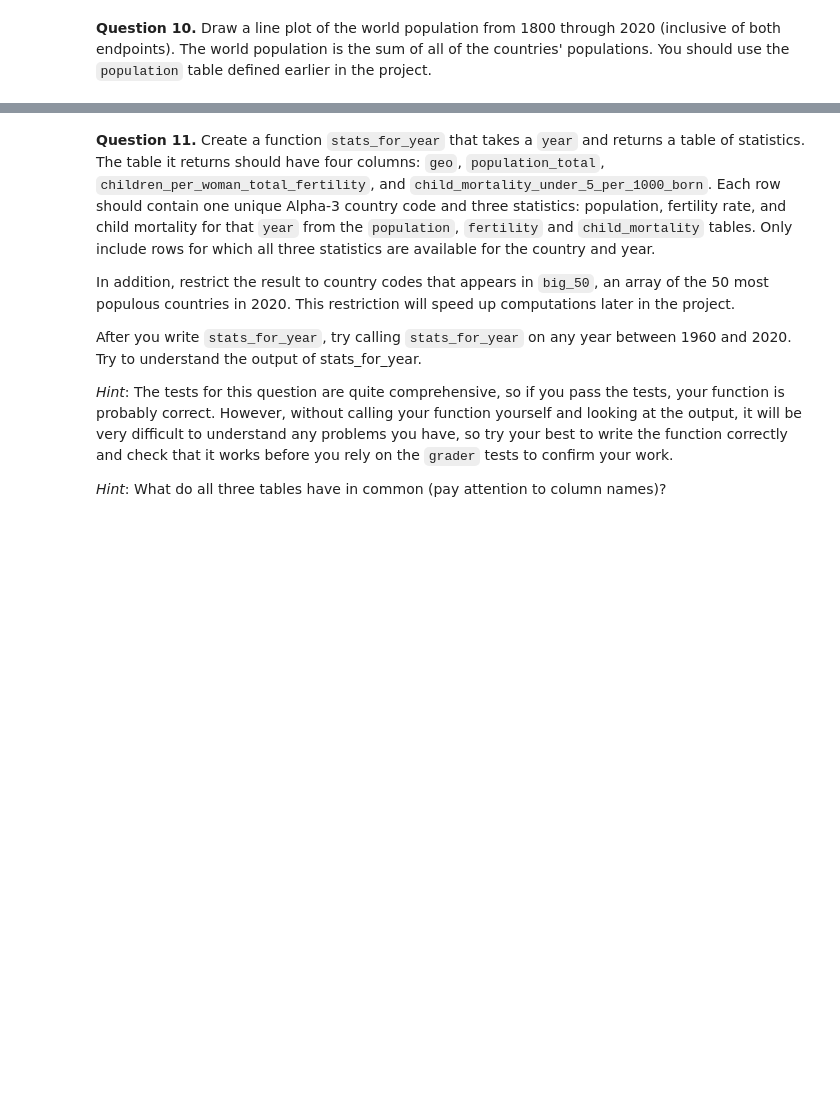
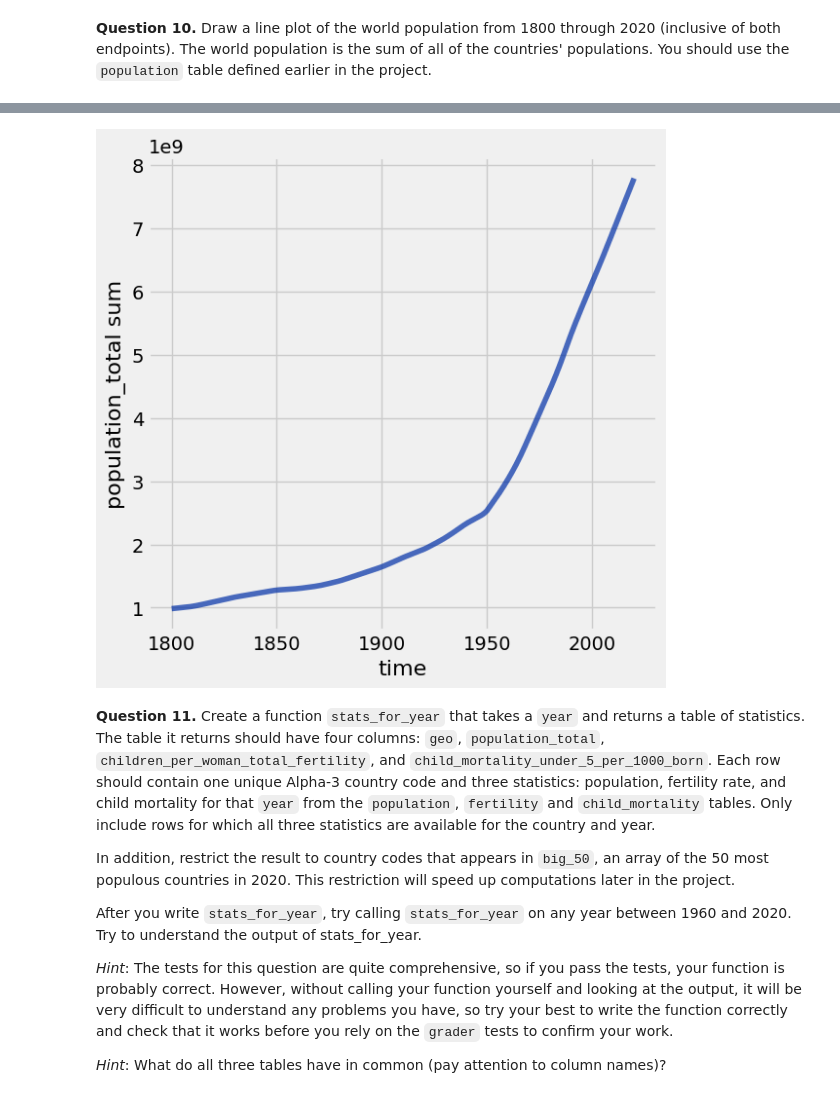
Before and after one commit to fraserr1991/materials-fds, a Jupyter notebook: project/project1/project1.ipynb, the cells around one changed output, grey strips where cells are left out. Cells and saved outputs as stored; diff of their text form; code cells hidden in the pictures; blank space fills up the shorter version.

```diff
--- a/project/project1/project1.ipynb
+++ b/project/project1/project1.ipynb
@@ -373,3 +377,5 @@ grader.check("q1_9")
 <!-- BEGIN QUESTION -->
 
 **Question 10.** Draw a line plot of the world population from 1800 through 2020 (inclusive of both endpoints). The world population is the sum of all of the countries' populations. You should use the `population` table defined earlier in the project.
+# %%
+population.sort("population_total", descending=True).show(3)
@@ -376,6 +388,8 @@ grader.check("q1_9")
 # %%
 #Fill in code here
-...
+population.group("time", sum).plot("time", "population_total sum")
+# %% [output]
+[figure, added]
 # %% [markdown]
 <!-- END QUESTION -->
 
```
Also changed, not shown: parts of 8 cells of this notebook.
